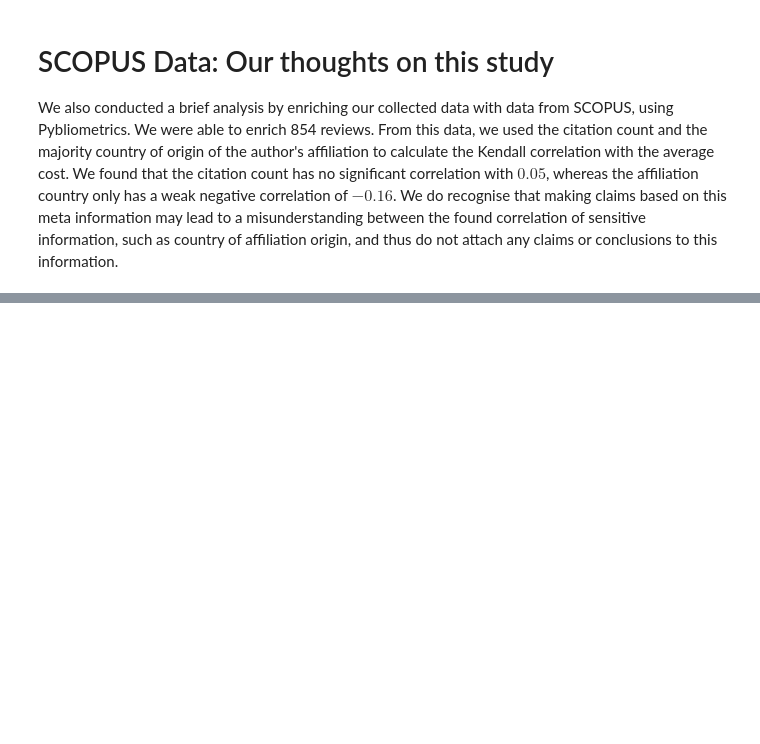
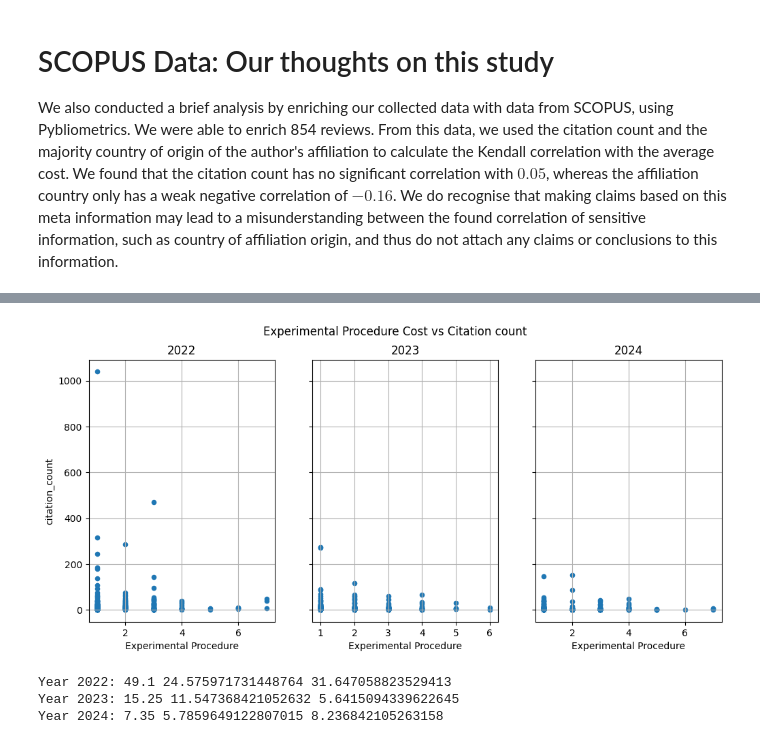
Before and after one commit to thijssnelleman/CostOfReproducibility, a Jupyter notebook: enriched_analysis.ipynb, the cells around one changed output, grey strips where cells are left out. Cells and saved outputs as stored; diff of their text form; code cells hidden in the pictures; blank space fills up the shorter version.

```diff
--- a/enriched_analysis.ipynb
+++ b/enriched_analysis.ipynb
@@ -30,17 +30,20 @@ missing_titles_enriched = [l.strip() for l in Path("unfindable.txt").open().read
 import difflib
 
 mapping_to_enriched_title = {}
+enriched_titles = enriched_df["title"].tolist()
+lowered_titles = [s.lower() for s in enriched_titles]
 for title in df["title"]:
     if title in missing_titles_enriched:  # Is not present, was not findable on scopus
         continue
     if title in enriched_df["title"]:  # Easy case
         mapping_to_enriched_title[title] = title
     else:
-        close_matches = difflib.get_close_matches(title, enriched_df["title"], cutoff=0.6)
+        close_matches = difflib.get_close_matches(title.lower(), lowered_titles, cutoff=0.6)
         if len(close_matches) == 0:
             print("Could not match:", title)
             continue
-        mapping_to_enriched_title[title] = close_matches[0]
+        index = lowered_titles.index(close_matches[0])
+        mapping_to_enriched_title[title] = enriched_titles[index]
 
 print(len(mapping_to_enriched_title.keys()))
 print(len(set([v for v in mapping_to_enriched_title.values()])))
@@ -108,0 +176,37 @@ We also conducted a brief analysis by enriching our collected data with data fro
+# %%
+import matplotlib.pyplot as plt
+# Plot
+fig, axes = plt.subplots(1, 3, figsize=(12, 5), sharey=True)
+x = "Experimental Procedure"
+fig.suptitle(f"{x} Cost vs Citation count")
+
+
+df_y = df[(df["year"] == 2022) & (df["citation_count"] < 100000)]
+df_y.plot(x=x, y='citation_count', kind='scatter', ax=axes[0], title="2022")
+
+df_y = df[(df["year"] == 2023) & (df["citation_count"] < 100000)]
+df_y.plot(x=x, y='citation_count', kind='scatter', ax=axes[1], title="2023")
+
+df_y = df[(df["year"] == 2024) & (df["citation_count"] < 100000)]
+df_y.plot(x=x, y='citation_count', kind='scatter', ax=axes[2], title="2024")
+
+
+for a in axes:
+    a.grid(True)
+
+plt.show()
+# %% [output]
+[figure, added]
+# %%
+
+for y in years:
+    df_y = df[df["year"] == y]
+    print(f"Year {y}:",
+          round(df_y[df_y["Implementation"] == 1]["citation_count"].mean(), 2),
+          round(df_y["citation_count"].mean(), 2),
+          round(df_y[df_y["Implementation"] == 10]["citation_count"].mean(), 2)
+          )
+# %% [output]
+Year 2022: 49.1 24.575971731448764 31.647058823529413
+Year 2023: 15.25 11.547368421052632 5.6415094339622645
+Year 2024: 7.35 5.7859649122807015 8.236842105263158
```
Also changed, not shown: parts of 5 cells of this notebook, 3 other files.
